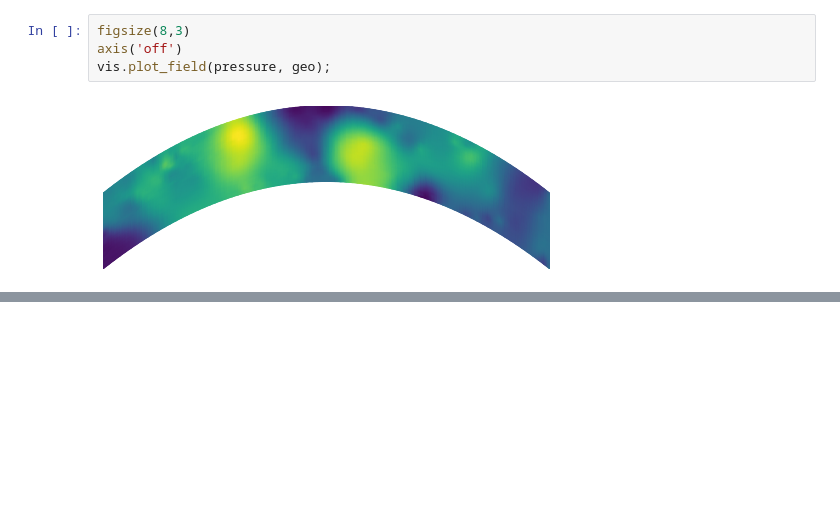
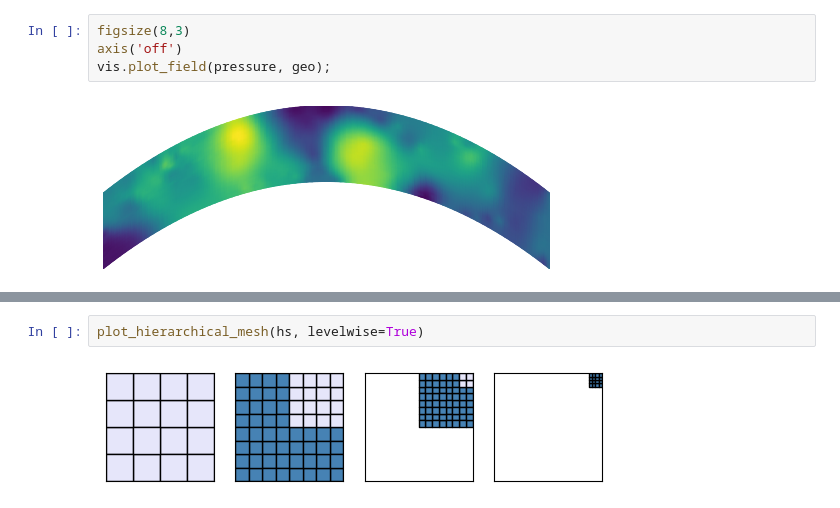
Before and after one commit to kevin866/pyiga, a Jupyter notebook: notebooks/solve-navier-stokes.ipynb, the cells around one changed output, grey strips where cells are left out. Saved outputs shown, nothing was run; the diff lists cells and outputs as text; blank space fills up the shorter version.

```diff
--- a/notebooks/solve-navier-stokes.ipynb
+++ b/notebooks/solve-navier-stokes.ipynb
@@ -171,0 +192,4 @@ vis.plot_field(pressure, geo);
+# %%
+plot_hierarchical_mesh(hs, levelwise=True)
+# %% [output]
+[figure, added]
```
Also changed, not shown: parts of 2 cells of this notebook, 6 other files.
